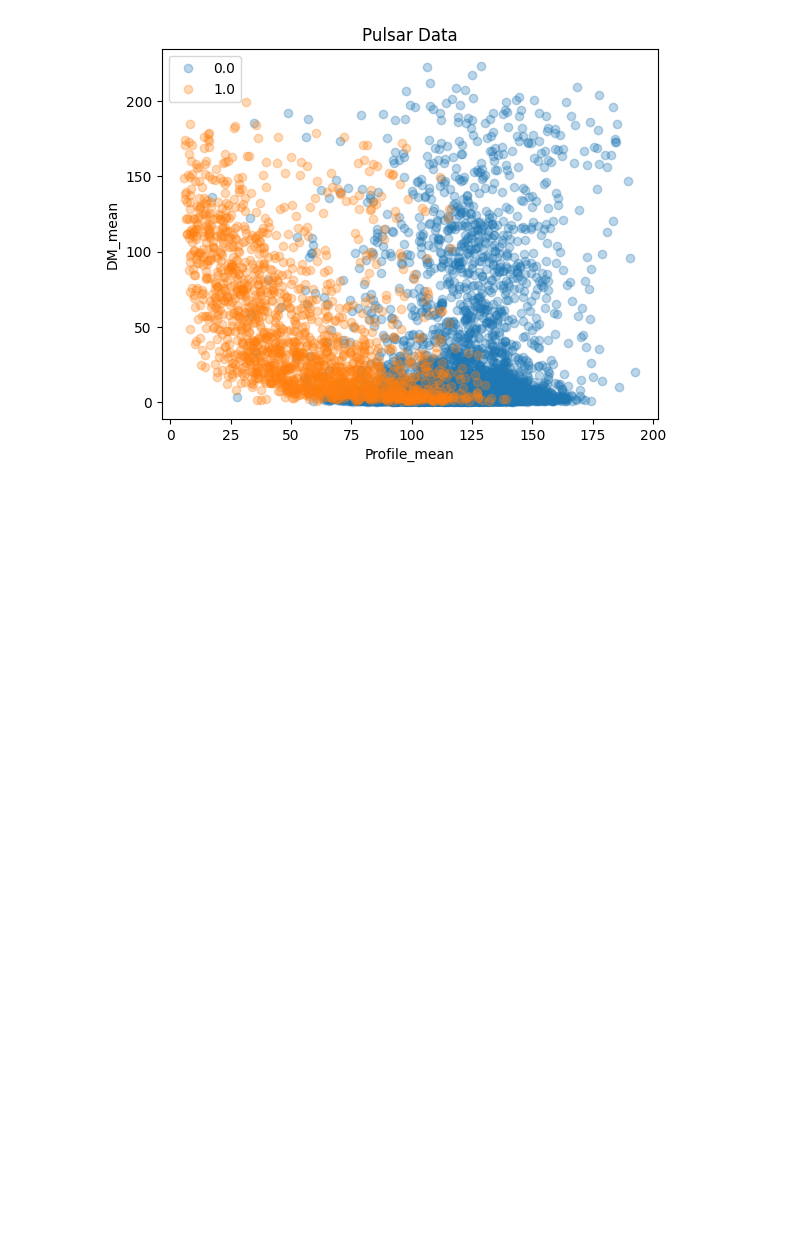
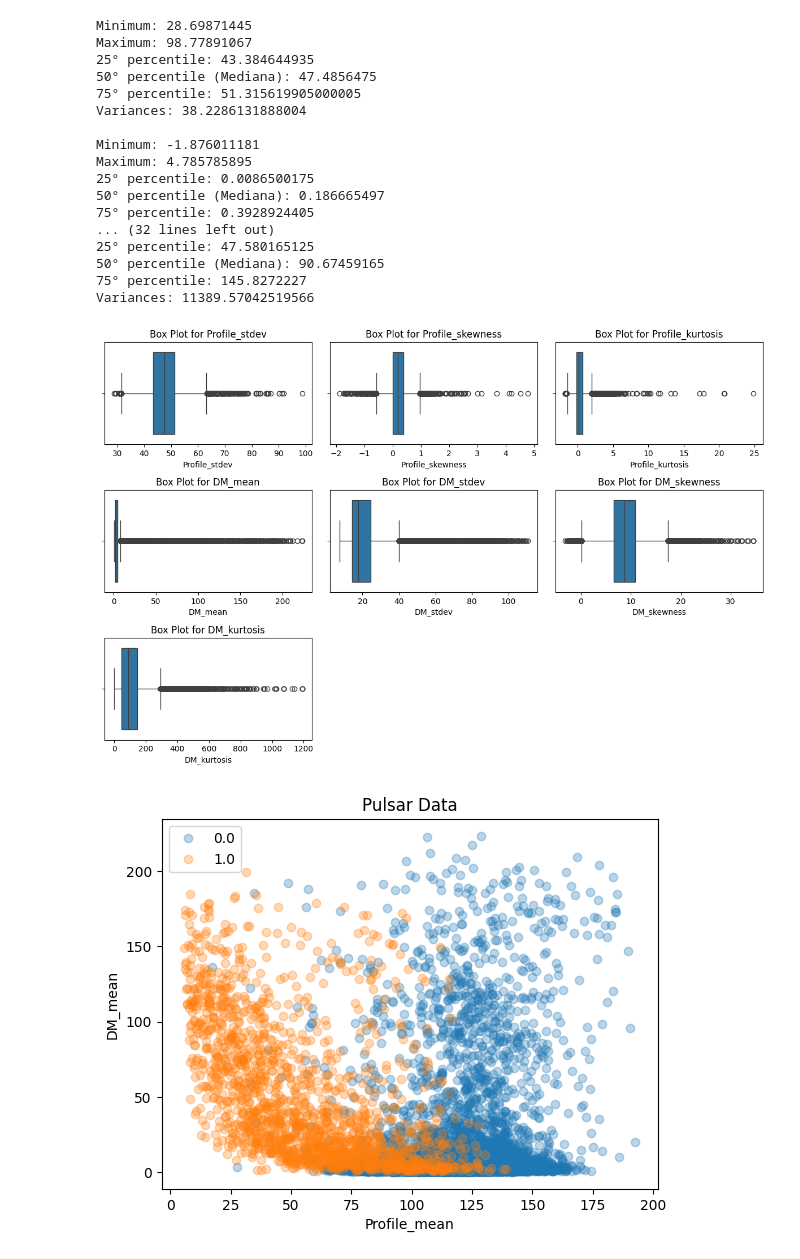
Before and after one commit to nickxir12/Machine_Learning_Projects, a Jupyter notebook: Project1/Code/MachineLearningProject1.ipynb, the cells around one changed output. Saved outputs shown, nothing was run; the diff lists cells and outputs as text; code cells hidden in the pictures; blank space fills up the shorter version.

```diff
--- a/Project1/Code/MachineLearningProject1.ipynb
+++ b/Project1/Code/MachineLearningProject1.ipynb
@@ -91,3 +33,75 @@ plt.show()
+# %%
+import seaborn as sns
+
+# Finding outliers
+# Keep only the first 8 columns
+# changing the lines below depending on what we want
+# either combined/pulsar/non pulsar samples
+filtered_df = df[df.iloc[:, -1] == 0]
+cols_to_keep = df.columns[:8]
+x = filtered_df[cols_to_keep].values
+
+# Compute the mean of each feature.
+mean = np.mean(x, axis=0)
+
+# Compute the standard deviation of each feature
+standard_deviation = np.std(x, axis=0, ddof=1)
+
+# Compute the minimum of each feature
+minimum = np.min(x, axis=0)
+
+# Compute the maximum of each feature
+maximum = np.max(x, axis=0)
+
+# Compute the three quartiles (25°, 50° e 75°) of each feature
+quartile_25 = np.percentile(x, 25, axis=0)
+quartile_50 = np.percentile(x, 50, axis=0)
+quartile_75 = np.percentile(x, 75, axis=0)
+
+# Compute the variance of each feature
+variances = np.var(x, axis=0, ddof=1)
+
+# Print the results of each feature
+for i in range(7):
+    print(f"Minimum: {minimum[i+1]}")
+    print(f"Maximum: {maximum[i+1]}")
+    print(f"25° percentile: {quartile_25[i+1]}")
+    print(f"50° percentile (Mediana): {quartile_50[i+1]}")
+    print(f"75° percentile: {quartile_75[i+1]}")
+    print(f"Variances: {variances[i+1]}")
+    print()
+
+
+plt.figure(figsize=(12, 8))
+
+# Iterate through each feature and create a boxplot
+for i in range(1,8):  # Skip the first and last columns
+    plt.subplot(3, 3, i)  # Create subplots in a 3x3 grid
+    sns.boxplot(x=x[:, i])
+    plt.title(f"Box Plot for {attributeNames[i]}")
+    plt.xlabel(attributeNames[i])
+
+plt.tight_layout()  # Adjust subplot spacing for better layout
+plt.show()
+# %% [output]
+Minimum: 28.69871445
+Maximum: 98.77891067
+25° percentile: 43.384644935
+50° percentile (Mediana): 47.4856475
+75° percentile: 51.315619905000005
+Variances: 38.2286131888004
+
+Minimum: -1.876011181
+Maximum: 4.785785895
+25° percentile: 0.0086500175
+50° percentile (Mediana): 0.186665497
+75° percentile: 0.3928924405
+... (32 lines left out)
+25° percentile: 47.580165125
+50° percentile (Mediana): 90.67459165
+75° percentile: 145.8272227
+Variances: 11389.57042519566
+[figure, added]
 # %%
 #Plot 2 attributes
 i = 0       #first attribute
```
Also changed, not shown: parts of 9 cells of this notebook, 14 other files.
